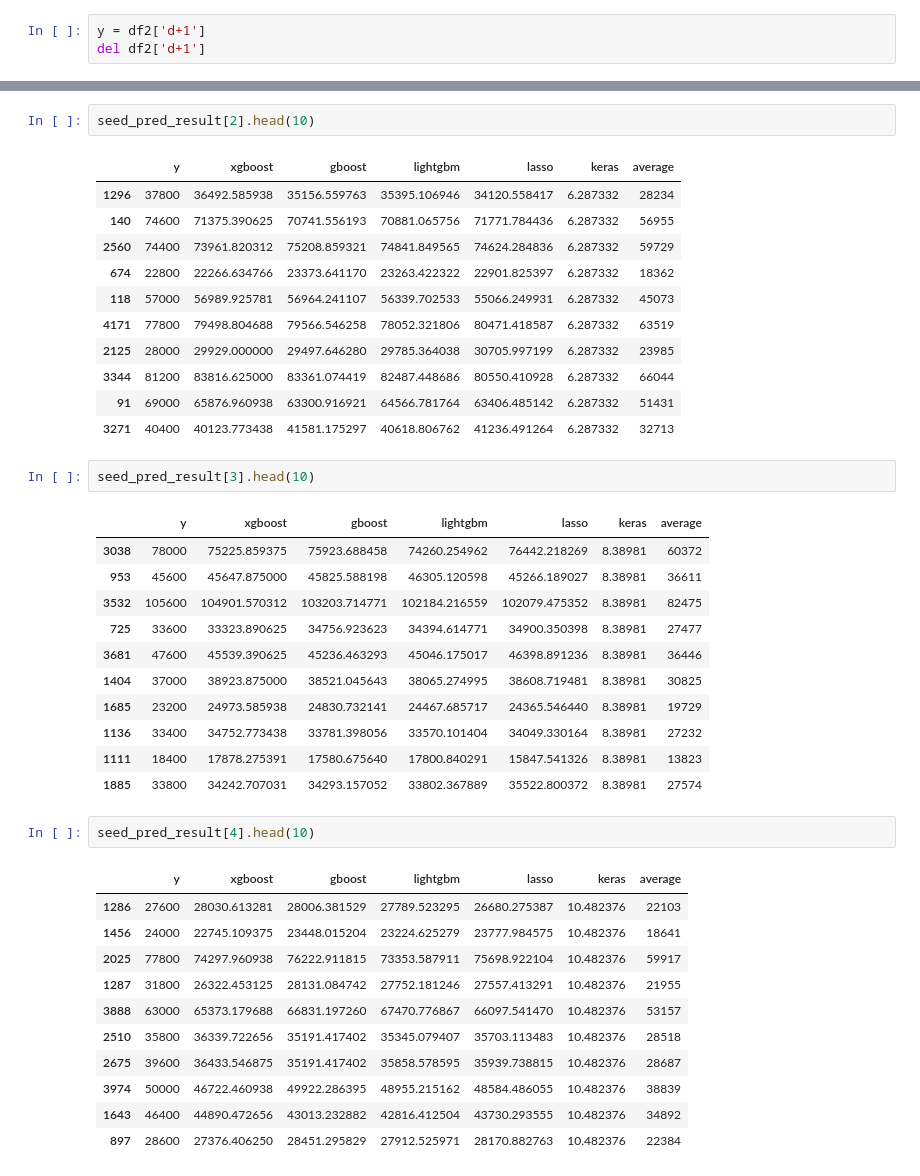
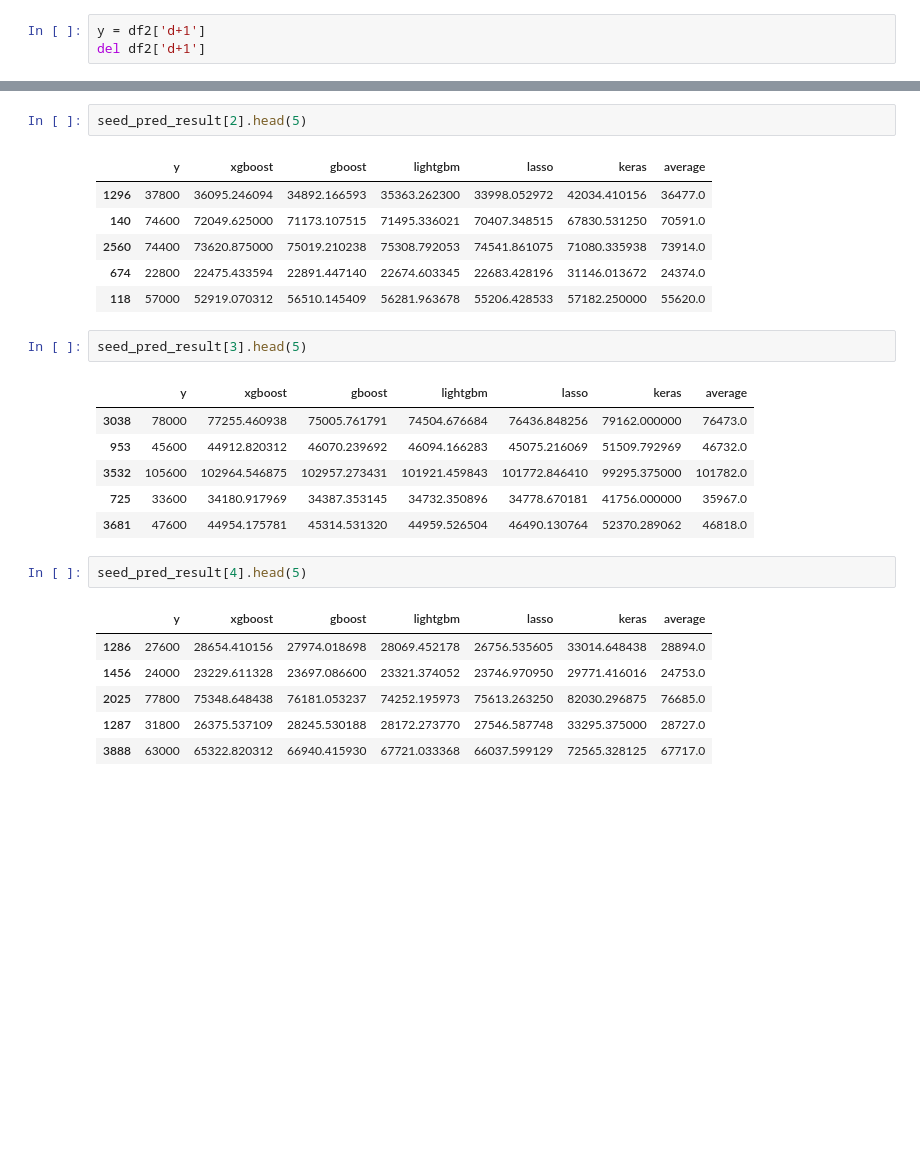
Before and after one commit to Ksejin/MJ_Capstone, a Jupyter notebook: prediction/7days_input_predict.ipynb, the cells around one changed output, grey strips where cells are left out. Cells and saved outputs as stored; diff of their text form; blank space fills up the shorter version.

```diff
--- a/prediction/7days_input_predict.ipynb
+++ b/prediction/7days_input_predict.ipynb
@@ -541,42 +545,27 @@ seed_pred_result[1].head(10)
 # %%
-seed_pred_result[2].head(10)
+seed_pred_result[2].head(5)
 # %% [output]
 |  | y | xgboost | gboost | lightgbm | lasso | keras | average |
-| 1296 | 37800 | 36492.585938 | 35156.559763 | 35395.106946 | 34120.558417 | 6.287332 | 28234 |
-| 140 | 74600 | 71375.390625 | 70741.556193 | 70881.065756 | 71771.784436 | 6.287332 | 56955 |
-| 2560 | 74400 | 73961.820312 | 75208.859321 | 74841.849565 | 74624.284836 | 6.287332 | 59729 |
-| 674 | 22800 | 22266.634766 | 23373.641170 | 23263.422322 | 22901.825397 | 6.287332 | 18362 |
-| 118 | 57000 | 56989.925781 | 56964.241107 | 56339.702533 | 55066.249931 | 6.287332 | 45073 |
-| 4171 | 77800 | 79498.804688 | 79566.546258 | 78052.321806 | 80471.418587 | 6.287332 | 63519 |
-| 2125 | 28000 | 29929.000000 | 29497.646280 | 29785.364038 | 30705.997199 | 6.287332 | 23985 |
-| 3344 | 81200 | 83816.625000 | 83361.074419 | 82487.448686 | 80550.410928 | 6.287332 | 66044 |
-| 91 | 69000 | 65876.960938 | 63300.916921 | 64566.781764 | 63406.485142 | 6.287332 | 51431 |
-| 3271 | 40400 | 40123.773438 | 41581.175297 | 40618.806762 | 41236.491264 | 6.287332 | 32713 |
+| 1296 | 37800 | 36095.246094 | 34892.166593 | 35363.262300 | 33998.052972 | 42034.410156 | 36477.0 |
+| 140 | 74600 | 72049.625000 | 71173.107515 | 71495.336021 | 70407.348515 | 67830.531250 | 70591.0 |
+| 2560 | 74400 | 73620.875000 | 75019.210238 | 75308.792053 | 74541.861075 | 71080.335938 | 73914.0 |
+| 674 | 22800 | 22475.433594 | 22891.447140 | 22674.603345 | 22683.428196 | 31146.013672 | 24374.0 |
+| 118 | 57000 | 52919.070312 | 56510.145409 | 56281.963678 | 55206.428533 | 57182.250000 | 55620.0 |
 # %%
-seed_pred_result[3].head(10)
+seed_pred_result[3].head(5)
 # %% [output]
 |  | y | xgboost | gboost | lightgbm | lasso | keras | average |
-| 3038 | 78000 | 75225.859375 | 75923.688458 | 74260.254962 | 76442.218269 | 8.38981 | 60372 |
-| 953 | 45600 | 45647.875000 | 45825.588198 | 46305.120598 | 45266.189027 | 8.38981 | 36611 |
-| 3532 | 105600 | 104901.570312 | 103203.714771 | 102184.216559 | 102079.475352 | 8.38981 | 82475 |
-| 725 | 33600 | 33323.890625 | 34756.923623 | 34394.614771 | 34900.350398 | 8.38981 | 27477 |
-| 3681 | 47600 | 45539.390625 | 45236.463293 | 45046.175017 | 46398.891236 | 8.38981 | 36446 |
-| 1404 | 37000 | 38923.875000 | 38521.045643 | 38065.274995 | 38608.719481 | 8.38981 | 30825 |
-| 1685 | 23200 | 24973.585938 | 24830.732141 | 24467.685717 | 24365.546440 | 8.38981 | 19729 |
-| 1136 | 33400 | 34752.773438 | 33781.398056 | 33570.101404 | 34049.330164 | 8.38981 | 27232 |
-| 1111 | 18400 | 17878.275391 | 17580.675640 | 17800.840291 | 15847.541326 | 8.38981 | 13823 |
-| 1885 | 33800 | 34242.707031 | 34293.157052 | 33802.367889 | 35522.800372 | 8.38981 | 27574 |
+| 3038 | 78000 | 77255.460938 | 75005.761791 | 74504.676684 | 76436.848256 | 79162.000000 | 76473.0 |
+| 953 | 45600 | 44912.820312 | 46070.239692 | 46094.166283 | 45075.216069 | 51509.792969 | 46732.0 |
+| 3532 | 105600 | 102964.546875 | 102957.273431 | 101921.459843 | 101772.846410 | 99295.375000 | 101782.0 |
+| 725 | 33600 | 34180.917969 | 34387.353145 | 34732.350896 | 34778.670181 | 41756.000000 | 35967.0 |
+| 3681 | 47600 | 44954.175781 | 45314.531320 | 44959.526504 | 46490.130764 | 52370.289062 | 46818.0 |
 # %%
-seed_pred_result[4].head(10)
+seed_pred_result[4].head(5)
 # %% [output]
 |  | y | xgboost | gboost | lightgbm | lasso | keras | average |
-| 1286 | 27600 | 28030.613281 | 28006.381529 | 27789.523295 | 26680.275387 | 10.482376 | 22103 |
-| 1456 | 24000 | 22745.109375 | 23448.015204 | 23224.625279 | 23777.984575 | 10.482376 | 18641 |
-| 2025 | 77800 | 74297.960938 | 76222.911815 | 73353.587911 | 75698.922104 | 10.482376 | 59917 |
-| 1287 | 31800 | 26322.453125 | 28131.084742 | 27752.181246 | 27557.413291 | 10.482376 | 21955 |
-| 3888 | 63000 | 65373.179688 | 66831.197260 | 67470.776867 | 66097.541470 | 10.482376 | 53157 |
-| 2510 | 35800 | 36339.722656 | 35191.417402 | 35345.079407 | 35703.113483 | 10.482376 | 28518 |
-| 2675 | 39600 | 36433.546875 | 35191.417402 | 35858.578595 | 35939.738815 | 10.482376 | 28687 |
-| 3974 | 50000 | 46722.460938 | 49922.286395 | 48955.215162 | 48584.486055 | 10.482376 | 38839 |
-| 1643 | 46400 | 44890.472656 | 43013.232882 | 42816.412504 | 43730.293555 | 10.482376 | 34892 |
-| 897 | 28600 | 27376.406250 | 28451.295829 | 27912.525971 | 28170.882763 | 10.482376 | 22384 |
+| 1286 | 27600 | 28654.410156 | 27974.018698 | 28069.452178 | 26756.535605 | 33014.648438 | 28894.0 |
+| 1456 | 24000 | 23229.611328 | 23697.086600 | 23321.374052 | 23746.970950 | 29771.416016 | 24753.0 |
+| 2025 | 77800 | 75348.648438 | 76181.053237 | 74252.195973 | 75613.263250 | 82030.296875 | 76685.0 |
+| 1287 | 31800 | 26375.537109 | 28245.530188 | 28172.273770 | 27546.587748 | 33295.375000 | 28727.0 |
+| 3888 | 63000 | 65322.820312 | 66940.415930 | 67721.033368 | 66037.599129 | 72565.328125 | 67717.0 |
```
Also changed, not shown: parts of 14 cells of this notebook, 49 other files.
